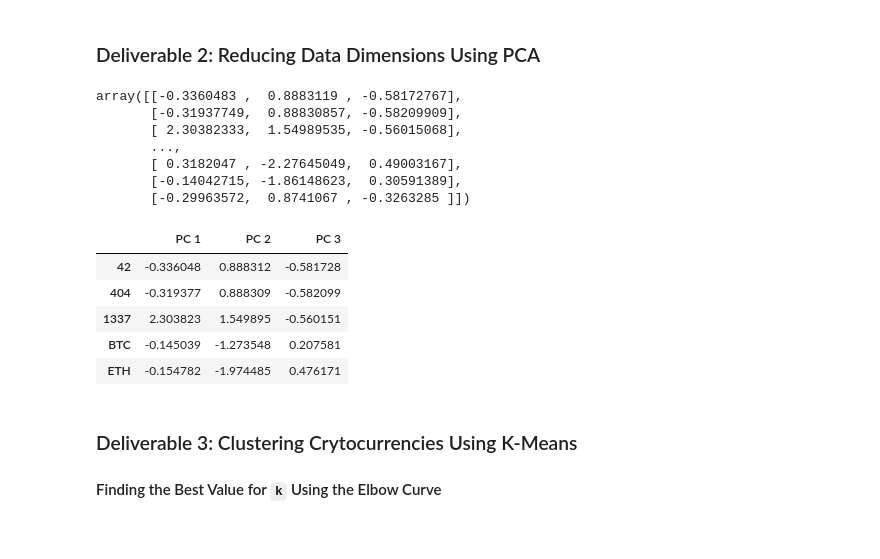
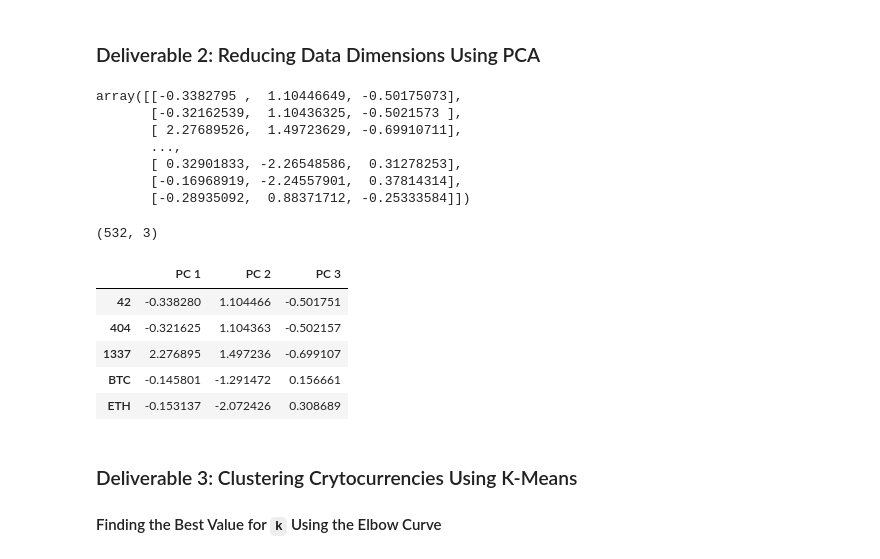
Before and after one commit to Bimala55/Cryptocurrencies, a Jupyter notebook: crypto_clustering.ipynb, the cells around one changed output. Saved outputs shown, nothing was run; the diff lists cells and outputs as text; code cells hidden in the pictures.

```diff
--- a/crypto_clustering.ipynb
+++ b/crypto_clustering.ipynb
@@ -82,6 +92,7 @@ new_crypto_df.head()
 | ETH | Ethereum | Ethash | PoW | 1.076842e+08 | 0 |
 # %%
 # Create a new DataFrame that holds only the cryptocurrencies names.
-names_df = new_crypto_df[['CoinName']]
-names_df.head()
+crypto_df = new_crypto_df[['CoinName']]
+print(crypto_df.shape)
+crypto_df.head()
 # %% [output]
@@ -104,6 +118,7 @@ crypto_drop_df.head()
 | ETH | Ethash | PoW | 1.076842e+08 | 0 |
 # %%
 # Use get_dummies() to create variables for text features.
-crypto_variables_df = pd.get_dummies(crypto_drop_df, columns=['Algorithm', 'ProofType'])
-crypto_variables_df.head()
+X = pd.get_dummies(crypto_drop_df, columns=['Algorithm', 'ProofType'])
+print(X.shape)
+X.head()
 # %% [output]
@@ -117,6 +133,6 @@ crypto_variables_df.head()
 # %%
 # Standardize the data with StandardScaler().
-crypto_scaled = StandardScaler().fit_transform(crypto_variables_df)
+crypto_scaled = StandardScaler().fit_transform(X)
 print(crypto_scaled[0:5])
 # %% [output]
 [[-0.11710817 -0.1528703  -0.0433963  -0.0433963  -0.0433963  -0.06142951
@@ -144,25 +160,27 @@ pca = PCA(n_components=3)
 crypto_pca = pca.fit_transform(crypto_scaled)
 crypto_pca
 # %% [output]
-array([[-0.3360483 ,  0.8883119 , -0.58172767],
-       [-0.31937749,  0.88830857, -0.58209909],
-       [ 2.30382333,  1.54989535, -0.56015068],
+array([[-0.3382795 ,  1.10446649, -0.50175073],
+       [-0.32162539,  1.10436325, -0.5021573 ],
+       [ 2.27689526,  1.49723629, -0.69910711],
        ...,
-       [ 0.3182047 , -2.27645049,  0.49003167],
-       [-0.14042715, -1.86148623,  0.30591389],
-       [-0.29963572,  0.8741067 , -0.3263285 ]])
+       [ 0.32901833, -2.26548586,  0.31278253],
+       [-0.16968919, -2.24557901,  0.37814314],
+       [-0.28935092,  0.88371712, -0.25333584]])
 # %%
 # Create a DataFrame with the three principal components.
-crypto_pcs_df = pd.DataFrame(
-        data=crypto_pca, columns=["PC 1", "PC 2", "PC 3"], index = crypto_variables_df.index)
-crypto_pcs_df.head()
+pcs_df = pd.DataFrame(
+        crypto_pca, columns=["PC 1", "PC 2", "PC 3"], index = crypto_df.index)
+print(pcs_df.shape)
+pcs_df.head()
 # %% [output]
+(532, 3)
 |  | PC 1 | PC 2 | PC 3 |
-| 42 | -0.336048 | 0.888312 | -0.581728 |
-| 404 | -0.319377 | 0.888309 | -0.582099 |
-| 1337 | 2.303823 | 1.549895 | -0.560151 |
-| BTC | -0.145039 | -1.273548 | 0.207581 |
-| ETH | -0.154782 | -1.974485 | 0.476171 |
+| 42 | -0.338280 | 1.104466 | -0.501751 |
+| 404 | -0.321625 | 1.104363 | -0.502157 |
+| 1337 | 2.276895 | 1.497236 | -0.699107 |
+| BTC | -0.145801 | -1.291472 | 0.156661 |
+| ETH | -0.153137 | -2.072426 | 0.308689 |
 # %% [markdown]
 ### Deliverable 3: Clustering Crytocurrencies Using K-Means
 
```
Also changed, not shown: parts of 17 cells of this notebook.
